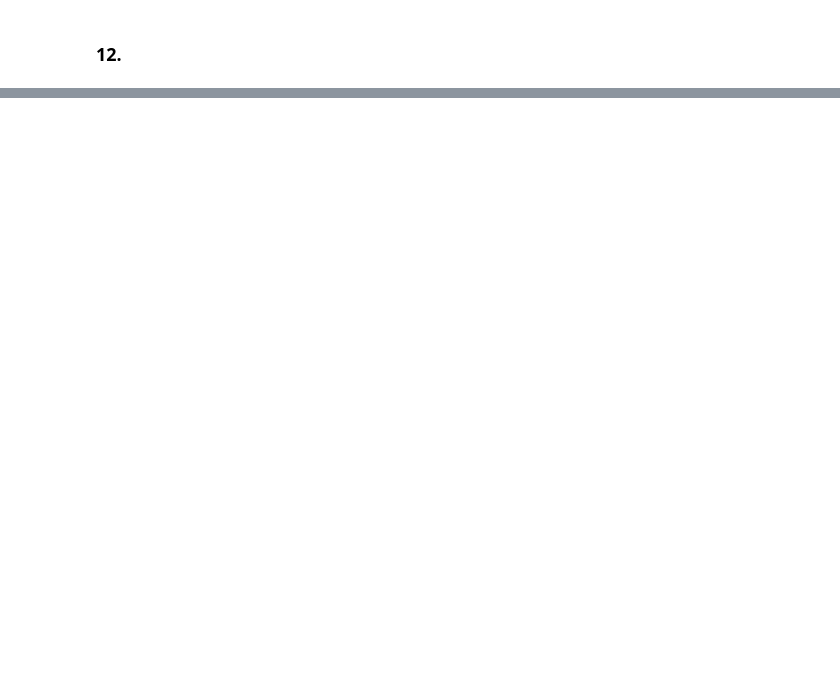
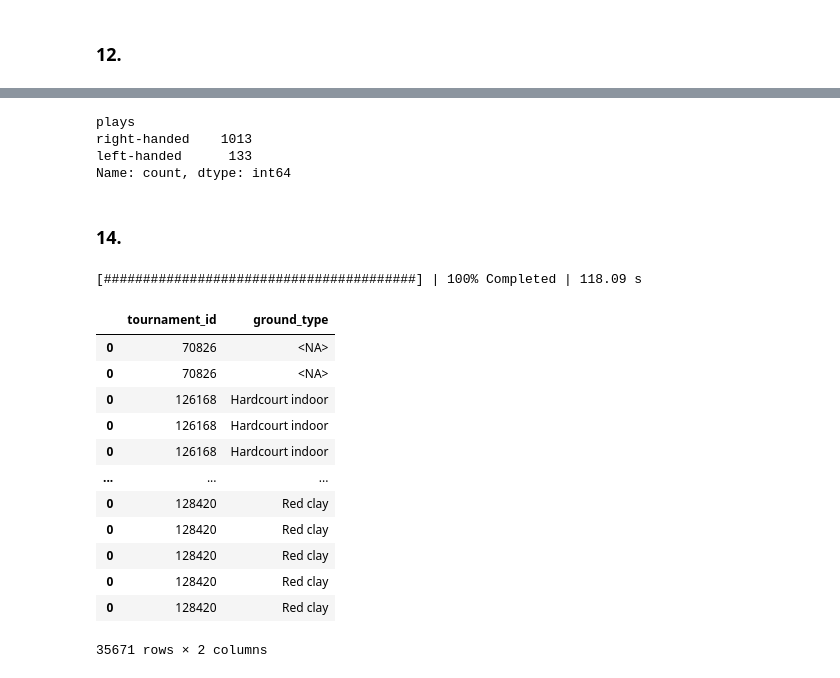
Before and after one commit to HosseinMohammadi00427/Analysis-Project, a Jupyter notebook: Project.ipynb, the cells around one changed output, grey strips where cells are left out. Drawn from its saved outputs; the diff is of its cells as text; code cells hidden in the pictures; blank space fills up the shorter version.

```diff
--- a/Project.ipynb
+++ b/Project.ipynb
@@ -534,0 +576,10 @@ df.groupby(['match_id','set_id'])
+# %%
+home_addresses = render_addresses('match', date_arr = dates_tuple, kind='home_team')
+away_addresses = render_addresses('match', date_arr = dates_tuple, kind='away_team')
+
+home_df = dd.read_parquet(home_addresses, columns=['player_id','plays'])
+away_df = dd.read_parquet(away_addresses, columns=['player_id','plays'])
+# %%
+# Extracting the results into csv for faster manipulation with pandas.
+with ProgressBar():
+    result = away_df.compute()
@@ -534,0 +604,41 @@ df.groupby(['match_id','set_id'])
+# %%
+home_df = pd.read_csv("CSVs\\13_home_df.csv")
+away_df = pd.read_csv("CSVs\\13_away_df.csv")
+
+players_hand_df = pd.concat([home_df,away_df])
+players_hand_df.drop_duplicates(subset=['player_id'],inplace=True)
+players_hand_df.dropna(inplace=True)
+players_hand_df.plays.value_counts()
+# %% [output]
+plays
+right-handed    1013
+left-handed      133
+Name: count, dtype: int64
+# %% [markdown]
+### 14.
+# %%
+tournament_addresses = render_addresses('match', date_arr = dates_tuple, kind='tournament')
+
+tournament_df = dd.read_parquet(tournament_addresses, columns=['tournament_id','ground_type'])
+# %%
+# Extracting the results into csv for faster manipulation with pandas.
+with ProgressBar():
+    result = tournament_df.compute()
+# %% [output]
+[########################################] | 100% Completed | 118.09 s
+# %%
+result
+# %% [output]
+|  | tournament_id | ground_type |
+| 0 | 70826 | <NA> |
+| 0 | 70826 | <NA> |
+| 0 | 126168 | Hardcourt indoor |
+| 0 | 126168 | Hardcourt indoor |
+| 0 | 126168 | Hardcourt indoor |
+| ... | ... | ... |
+| 0 | 128420 | Red clay |
+| 0 | 128420 | Red clay |
+| 0 | 128420 | Red clay |
+| 0 | 128420 | Red clay |
+| 0 | 128420 | Red clay |
+35671 rows × 2 columns
```
Also changed, not shown: parts of 21 cells of this notebook.
